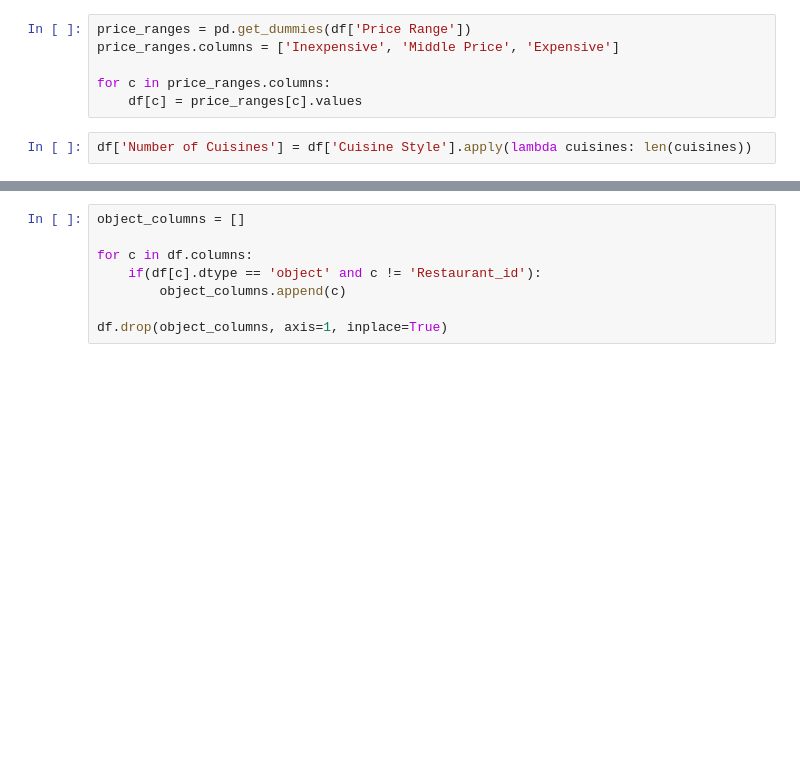
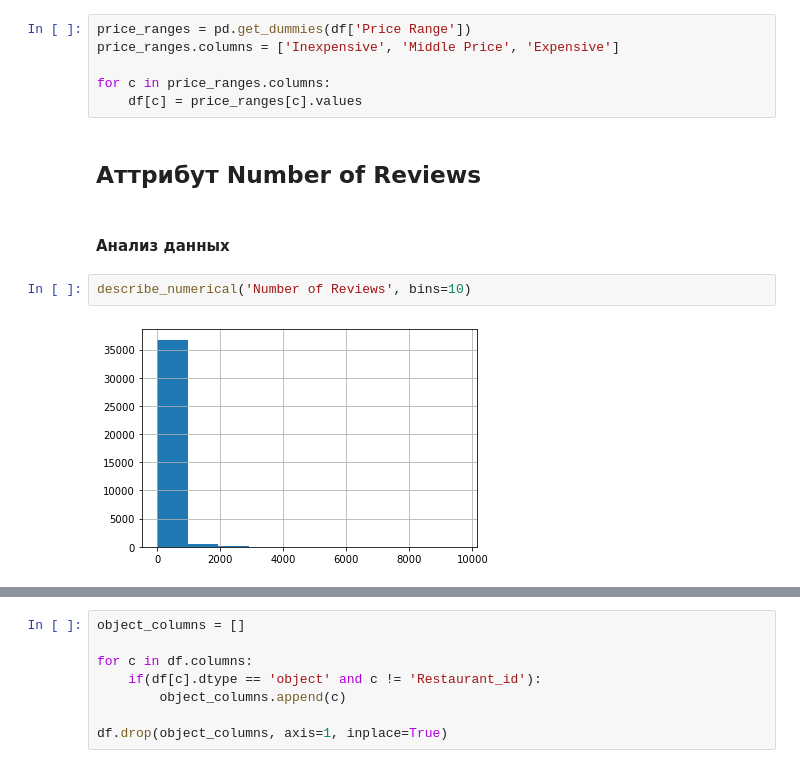
Before and after one commit to Tannheuser/Skillfactory, a Jupyter notebook: module_3/project/model.ipynb, the cells around one changed output, grey strips where cells are left out. Drawn from its saved outputs; the diff is of its cells as text; blank space fills up the shorter version.

```diff
--- a/module_3/project/model.ipynb
+++ b/module_3/project/model.ipynb
@@ -292,5 +287,11 @@ price_ranges.columns = ['Inexpensive', 'Middle Price', 'Expensive']
 
 for c in price_ranges.columns:
     df[c] = price_ranges[c].values
-# %%
-df['Number of Cuisines'] = df['Cuisine Style'].apply(lambda cuisines: len(cuisines))
+# %% [markdown]
+## Аттрибут Number of Reviews
+# %% [markdown]
+#### Анализ данных
+# %%
+describe_numerical('Number of Reviews', bins=10)
+# %% [output]
+[figure, added]
```
Also changed, not shown: parts of 35 cells of this notebook, 1 other file.
